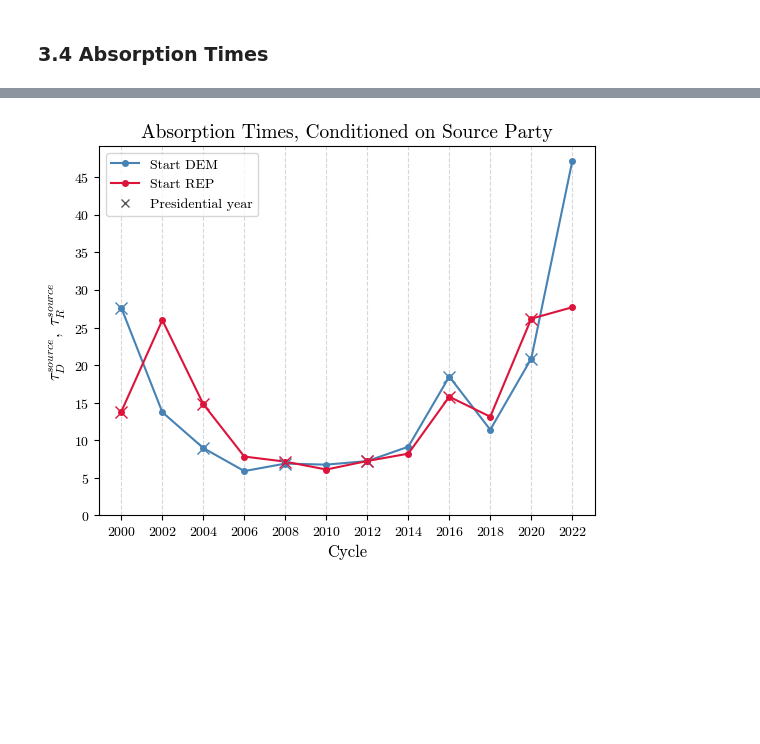
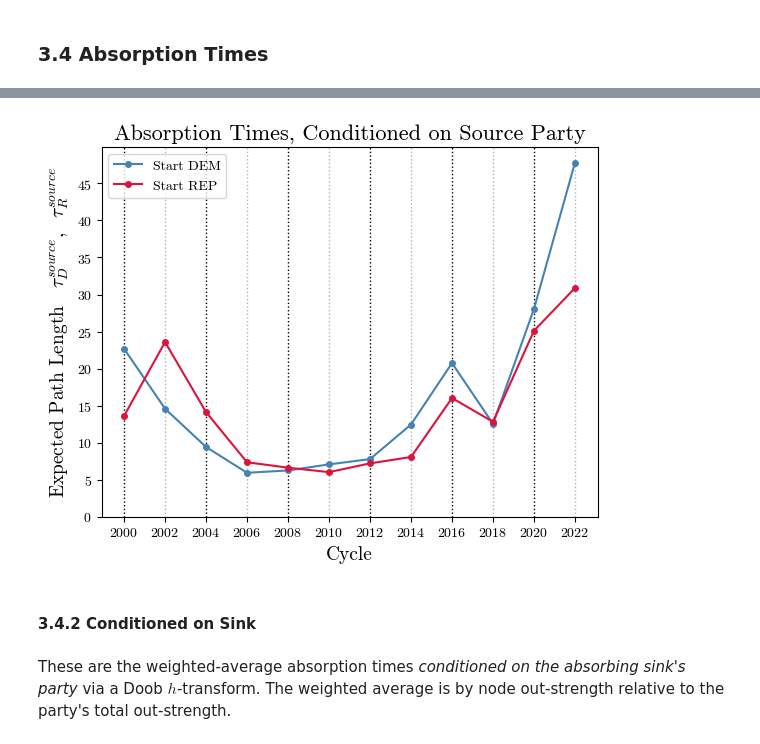
Before and after one commit to random-lark/campaign-finance-networks, a Jupyter notebook: analysis/analysis.ipynb, the cells around one changed output, grey strips where cells are left out. Drawn from its saved outputs; the diff is of its cells as text; code cells hidden in the pictures; blank space fills up the shorter version.

```diff
--- a/analysis/analysis.ipynb
+++ b/analysis/analysis.ipynb
@@ -493,17 +664,4 @@ plot_null_timeseries(LEAK, r"$\Delta$ Average Leakage $(R-D)$",
 # %%
-# Average absorption time, RESTRICTED to source transient nodes (in-degree 0).
-#
-# N (from lpa_run / N_list) is the absorbing chain's fundamental matrix. Its rows
-# AND columns are indexed by ids_U IN ORDER (id2idx_U = enumerate(ids_U) in
-# lpa_build_matrix, and N = (I - T_UU)^-1 keeps that indexing). So N[i, j] is the
-# expected number of visits to ids_U[j] starting from ids_U[i] before absorption,
-# and the expected absorption time from node i is the row sum t_i = (N @ 1)_i.
-#
-# "Source" transient nodes = money origins = in-degree 0 in the absorbing graph.
-# This is the igraph check: map each ids_U entry to its vertex via name2idx and
-# test g.indegree(...) == 0. We then take the out-strength- (money-) weighted
-# average absorption time over DEM- and REP-labeled sources separately.
-
 absorption_times_D, absorption_times_R = [], []
 
 for yr, year in enumerate(years):
@@ -513,26 +671,28 @@ for yr, year in enumerate(years):
     labels   = labels_list[yr]
     N        = N_list[yr]
 
-    vidx = [name2idx[i] for i in ids_U]                 # igraph vertex per ids_U row
+    vidx = [name2idx[i] for i in ids_U]
 
-    # Expected absorption time per transient node = row sum of N.
+    # Expected absorption time per transient node = row sum of N
     t = np.asarray(N.sum(axis=1)).ravel()
 
-    # igraph check: source transient nodes have in-degree 0 in the absorbing graph.
+    # igraph check: Source transient nodes have in-degree 0
     is_src = np.array(g.indegree(vidx)) == 0
 
     lab = np.array([labels[i] for i in ids_U])
     w   = np.asarray(g.strength(vidx, mode="out", weights="amount"), dtype=float)
 
     def weighted_avg_time(party):
+        # Out-strength-weighted mean over that party's source nodes: each node's weight
+        # is its outgoing strength as a share of the party's total (source) out-strength,
+        # i.e. weight_i = w_i / sum_{party sources} w.
         m = is_src & (lab == party)
         W = w[m].sum()
-        return float(t[m].mean()) if W > 0 else np.nan
-        # return float(np.dot(t[m], w[m]) / W) if W > 0 else np.nan
+        return float(np.dot(t[m], w[m]) / W) if W > 0 else np.nan
 
     absorption_times_D.append(weighted_avg_time("DEM"))
     absorption_times_R.append(weighted_avg_time("REP"))
-    print(f"{year}: source nodes DEM={int((is_src&(lab=='DEM')).sum())} "
-          f"REP={int((is_src&(lab=='REP')).sum())} | "
-          f"avg absorption time  D={absorption_times_D[-1]:.2f}  R={absorption_times_R[-1]:.2f}")
+    print(f"{year}: {int((is_src&(lab=='DEM')).sum())} D sources, "
+          f"{int((is_src&(lab=='REP')).sum())} R sources | "
+          f"Out-strength-weighted avg absorption time: D={absorption_times_D[-1]:.2f}, R={absorption_times_R[-1]:.2f}")
 # %% [output]
@@ -551,18 +711,22 @@ for yr, year in enumerate(years):
 # %%
 with plt.rc_context(_SERIF_RC):
     plt.figure()
+    # Dotted vertical year lines: black on presidential cycles (year % 4 == 0), gray otherwise.
+    for yv in years:
+        plt.axvline(yv, ls=":", lw=1.0, zorder=0, color="black" if yv % 4 == 0 else "0.7")
     plt.plot(years, absorption_times_D, color="steelblue", marker=".", markersize=8, label="Start DEM")
     plt.plot(years, absorption_times_R, color="crimson", marker=".", markersize=8, label="Start REP")
-    _mark_pres(years, absorption_times_D, "steelblue")
-    _mark_pres(years, absorption_times_R, "crimson")
     plt.xticks(years)
-    plt.xlabel("Cycle", fontsize=12)
-    plt.grid(axis='x', linestyle='--', alpha=0.5)
+    plt.xlabel("Cycle", fontsize=14)
     plt.yticks(np.arange(0, 50, 5))
-    plt.title("Absorption Times, Conditioned on Source Party", fontsize=14)
-    plt.ylabel(r"$\tau_D^{source}, ~\tau_R^{source}$", fontsize=12)
-    _pres_legend()
+    plt.title("Absorption Times, Conditioned on Source Party", fontsize=16)
+    plt.ylabel(r"Expected Path Length $~~\tau_D^{source},~~\tau_R^{source}$", fontsize=14)
+    plt.legend(loc="upper left")
     plt.show()
 # %% [output]
-[figure, old version]
+[figure, new version]
+# %% [markdown]
+#### 3.4.2 Conditioned on Sink
+# %% [markdown]
+These are the weighted-average absorption times *conditioned on the absorbing sink's party* via a Doob $h$-transform. The weighted average is by node out-strength relative to the party's total out-strength.
 # %%
```
Also changed, not shown: parts of 24 cells of this notebook.
